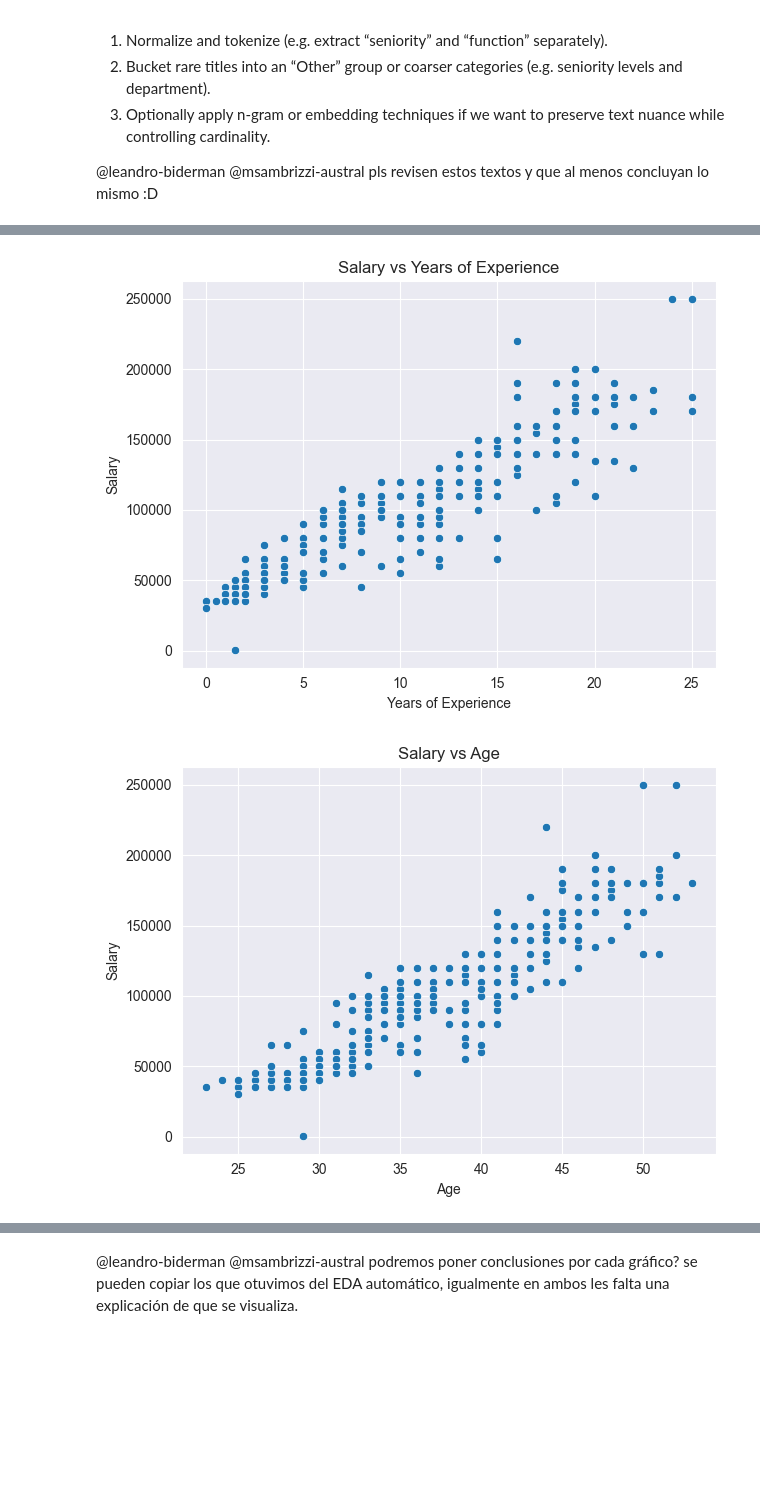
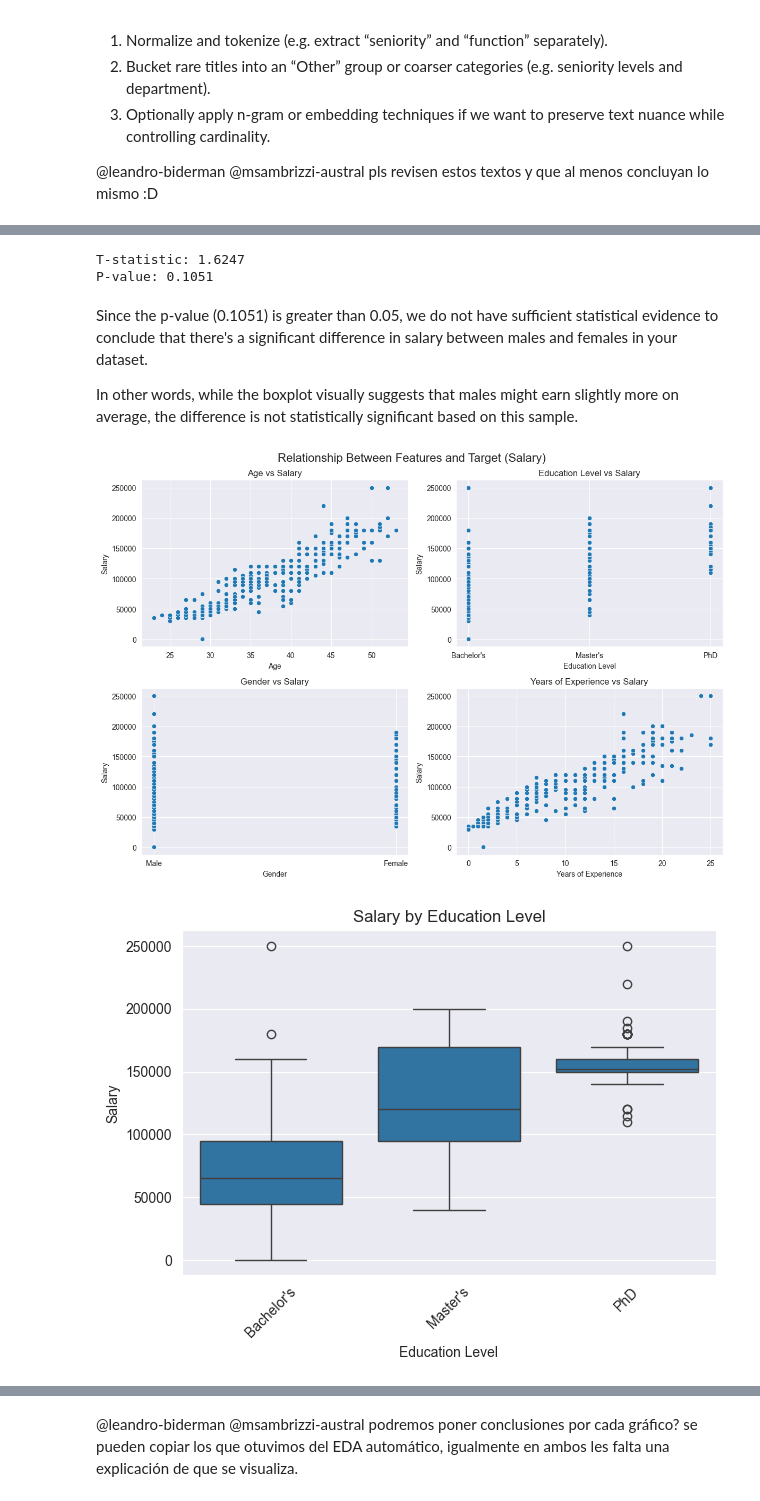
Before and after one commit to leonardoheis/fau_predic_salario, a Jupyter notebook: notebooks/main.ipynb, the cells around one changed output, grey strips where cells are left out. Cells and saved outputs as stored; diff of their text form; code cells hidden in the pictures; blank space fills up the shorter version.

Commit message:
adding new main stuff plus new visualization

```diff
--- a/notebooks/main.ipynb
+++ b/notebooks/main.ipynb
@@ -466,7 +596,27 @@ In order to analyze Gender and Salary distribution bye Gender we expose two grap
+# %%
+# Filter salary data by gender
+male_salaries = df_merged[df_merged['Gender'] == 'Male']['Salary']
+female_salaries = df_merged[df_merged['Gender'] == 'Female']['Salary']
+
+# Perform independent t-test
+t_stat, p_value = ttest_ind(male_salaries, female_salaries, equal_var=False)
+
+print(f"T-statistic: {t_stat:.4f}")
+print(f"P-value: {p_value:.4f}")
+# %% [output]
+T-statistic: 1.6247
+P-value: 0.1051
+# %% [markdown]
+Since the p-value (0.1051) is greater than 0.05, we do not have sufficient statistical evidence to conclude that there's a significant difference in salary between males and females in your dataset.
+
+In other words, while the boxplot visually suggests that males might earn slightly more on average, the difference is not statistically significant based on this sample.
 # %%
-plot_numeric_feature_vs_target(df_merged, "Years of Experience")
-plot_numeric_feature_vs_target(df_merged, "Age")
+#plot_numeric_feature_vs_target(df_merged, "Years of Experience")
+#plot_numeric_feature_vs_target(df_merged, "Age")
+
+scatterplot(df_merged)
+
 plot_categorical_feature_vs_target(df_merged, "Education Level")
 # %% [output]
-[figure, old version]
+[figure, new version]
-[figure, old version]
+[figure, new version]
```
Also changed, not shown: parts of 22 cells of this notebook, 5 other files.
